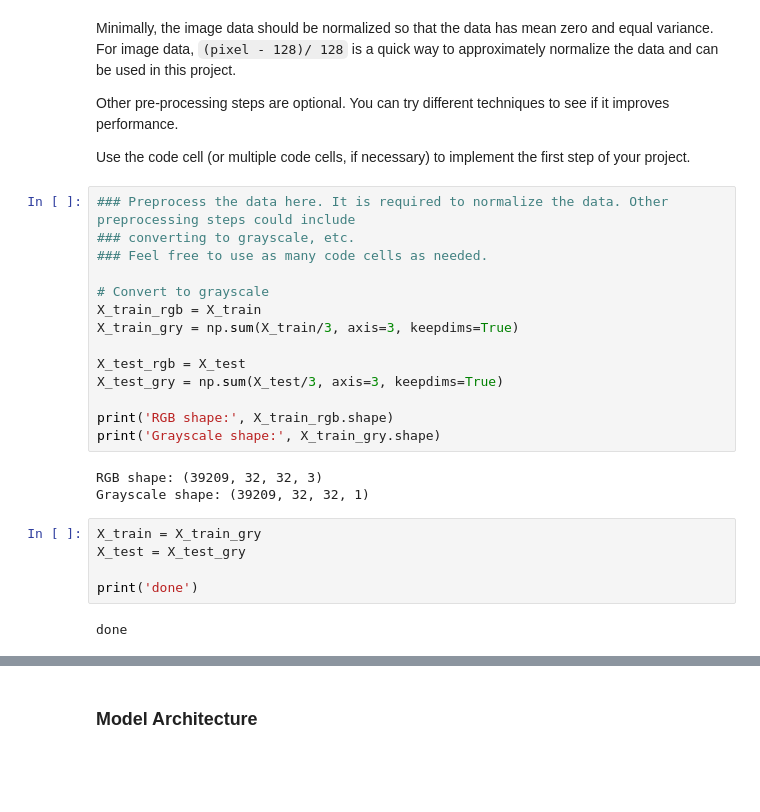
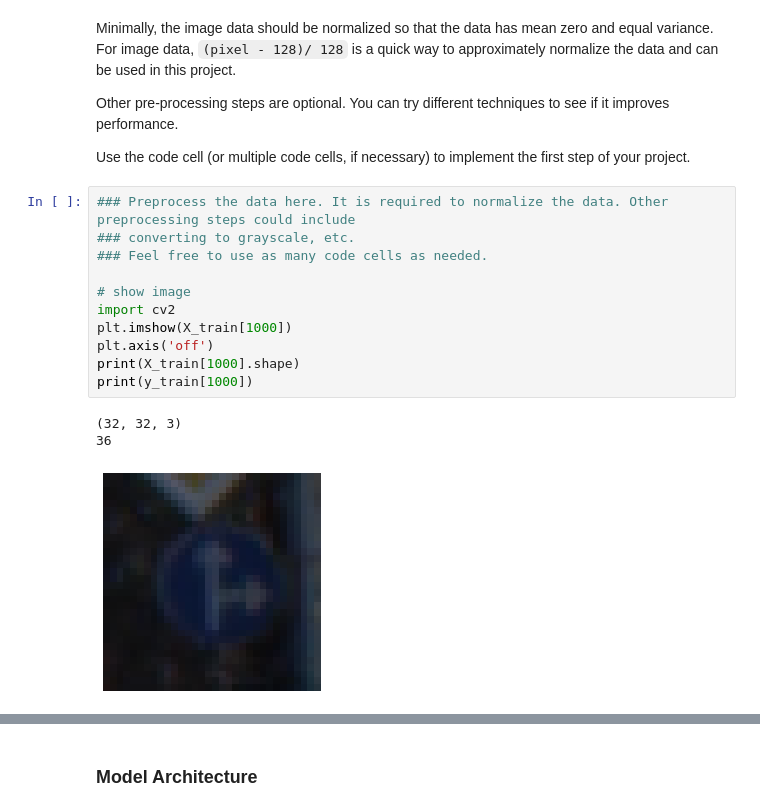
Before and after one commit to writego/Self-driving-Car-Engineer_Udacity, a Jupyter notebook: CarND-Traffic-Sign-Classifier-Project-master/Traffic_Sign_Classifier.ipynb, the cells around one changed output, grey strips where cells are left out. Cells and saved outputs as stored; diff of their text form; blank space fills up the shorter version.

```diff
--- a/CarND-Traffic-Sign-Classifier-Project-master/Traffic_Sign_Classifier.ipynb
+++ b/CarND-Traffic-Sign-Classifier-Project-master/Traffic_Sign_Classifier.ipynb
@@ -160,24 +193,15 @@ Use the code cell (or multiple code cells, if necessary) to implement the first
 # %%
 ### Preprocess the data here. It is required to normalize the data. Other preprocessing steps could include
 ### converting to grayscale, etc.
 ### Feel free to use as many code cells as needed.
 
-# Convert to grayscale
-X_train_rgb = X_train
-X_train_gry = np.sum(X_train/3, axis=3, keepdims=True)
-
-X_test_rgb = X_test
-X_test_gry = np.sum(X_test/3, axis=3, keepdims=True)
-
-print('RGB shape:', X_train_rgb.shape)
-print('Grayscale shape:', X_train_gry.shape)
+# show image
+import cv2
+plt.imshow(X_train[1000])
+plt.axis('off')
+print(X_train[1000].shape)
+print(y_train[1000])
 # %% [output]
-RGB shape: (39209, 32, 32, 3)
-Grayscale shape: (39209, 32, 32, 1)
+(32, 32, 3)
+36
+[figure, added]
-# %%
-X_train = X_train_gry
-X_test = X_test_gry
-
-print('done')
-# %% [output]
-done
```
Also changed, not shown: parts of 54 cells of this notebook.
